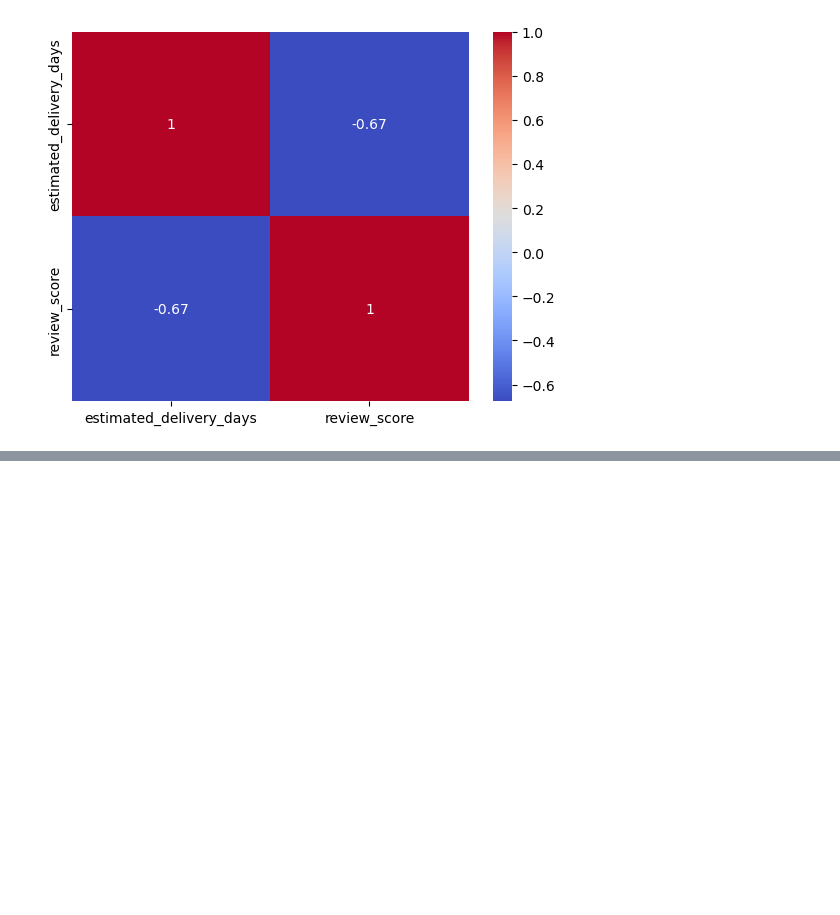
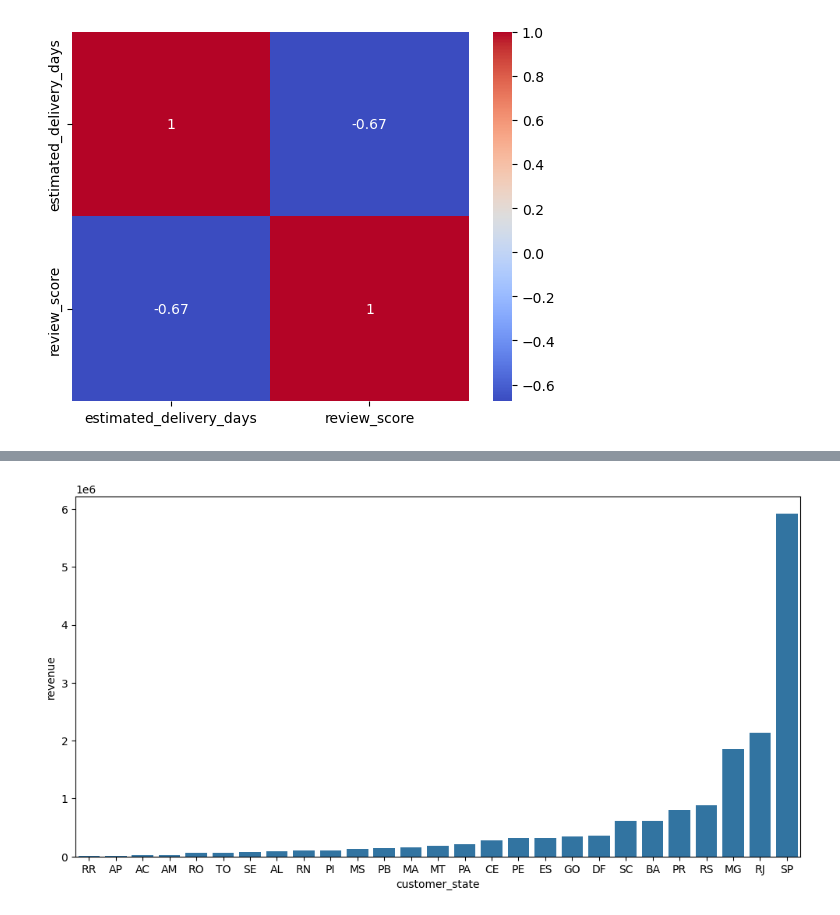
Before and after one commit to Vinaychauhan06/E-Commerce-Analytics-Dashboard-Python-SQL-Power-BI-, a Jupyter notebook: 02_EDA_Analysis.ipynb, the cells around one changed output, grey strips where cells are left out. Cells and saved outputs as stored; diff of their text form; code cells hidden in the pictures; blank space fills up the shorter version.

```diff
--- a/02_EDA_Analysis.ipynb
+++ b/02_EDA_Analysis.ipynb
@@ -809,0 +816,2 @@ sns.heatmap(corr_review,annot=True,cmap='coolwarm')
+# %%
+customer_city=odd[['order_id','customer_id']].merge(cd[['customer_id','customer_city','customer_state']],on='customer_id',how='left')
@@ -809,0 +834,2 @@ sns.heatmap(corr_review,annot=True,cmap='coolwarm')
+# %%
+customer_city= customer_city.merge(ot[['order_id','revenue']],on='order_id',how='left')
@@ -809,0 +842,2 @@ sns.heatmap(corr_review,annot=True,cmap='coolwarm')
+# %%
+customer_state_group=customer_city.groupby('customer_state')['revenue'].sum().reset_index().sort_values(by='revenue')
@@ -809,0 +864,6 @@ sns.heatmap(corr_review,annot=True,cmap='coolwarm')
+# %%
+plt.figure(figsize=(12, 6))
+sns.barplot(data=customer_state_group, x='customer_state', y='revenue')
+plt.show()
+# %% [output]
+[figure, added]
```
Also changed, not shown: parts of 11 cells of this notebook.
